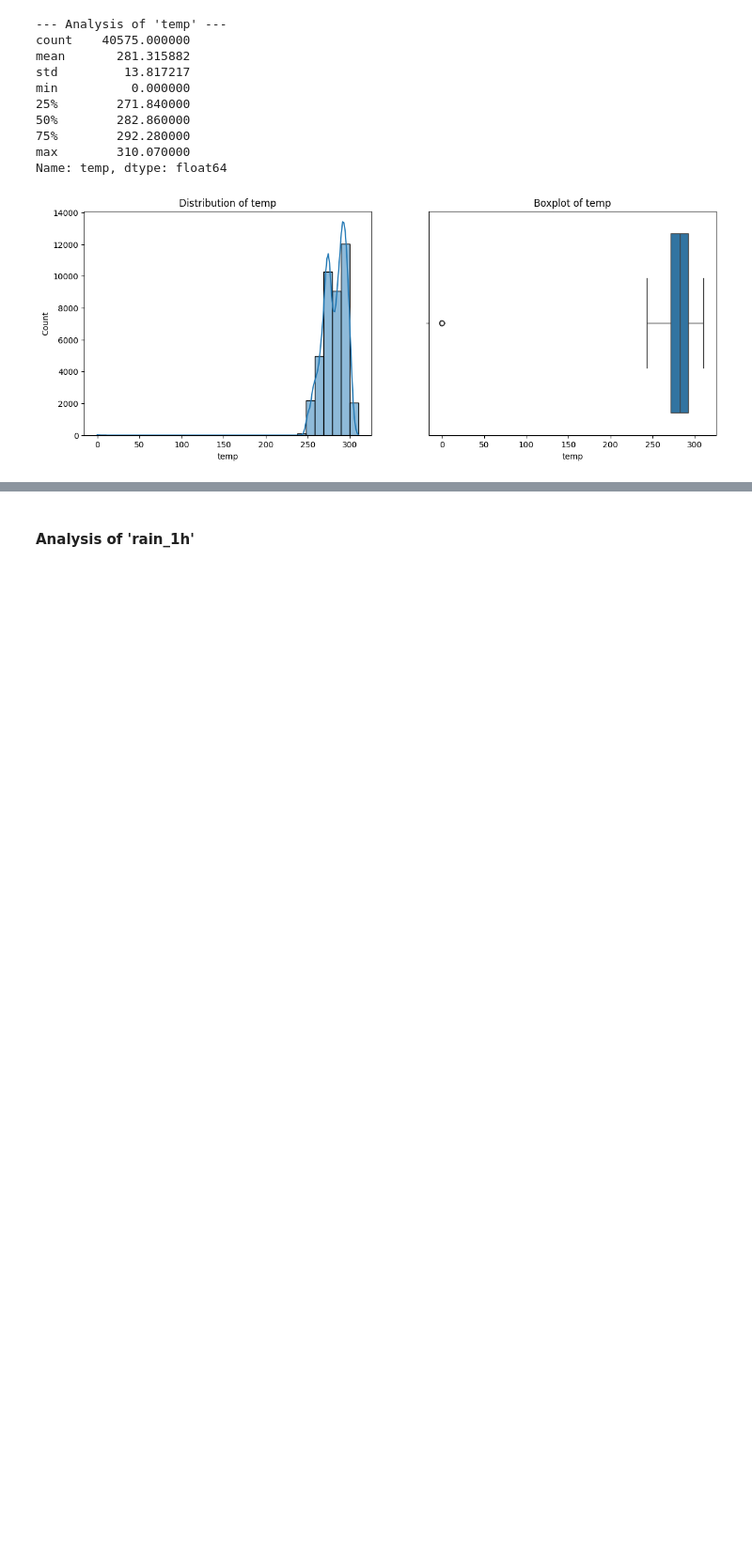
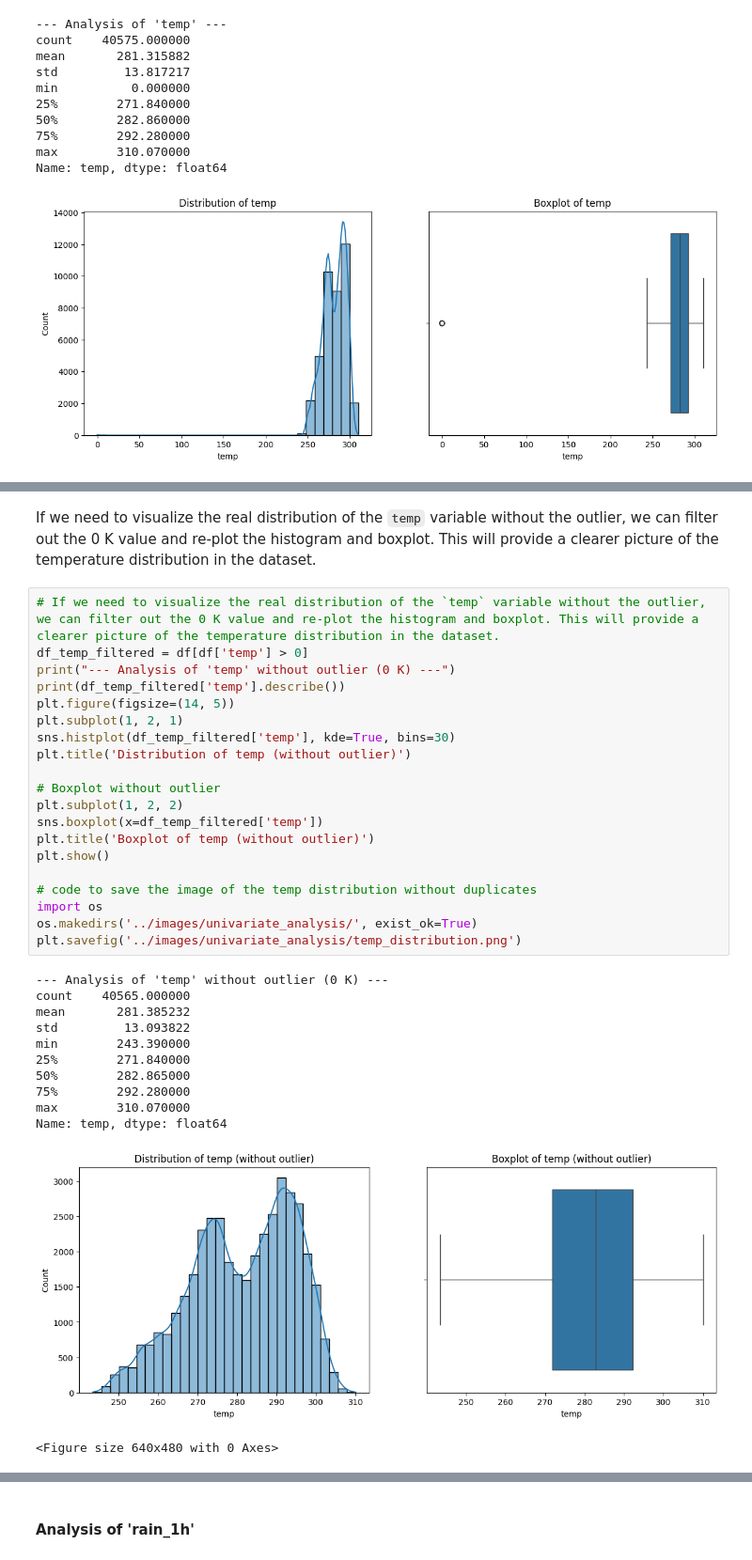
Before and after one commit to LuizCorrei4/predict-traffic-volume, a Jupyter notebook: notebooks/01-exploration.ipynb, the cells around one changed output, grey strips where cells are left out. Shown at 94% size. Saved outputs shown, nothing was run; the diff lists cells and outputs as text; blank space fills up the shorter version.

Commit message:
finished univariate analysis of numerical variables

```diff
--- a/notebooks/01-exploration.ipynb
+++ b/notebooks/01-exploration.ipynb
@@ -621,0 +647,35 @@ We can note that the distribution of 'temp' is approximately normal, with a slig
+# %% [markdown]
+If we need to visualize the real distribution of the `temp` variable without the outlier, we can filter out the 0 K value and re-plot the histogram and boxplot. This will provide a clearer picture of the temperature distribution in the dataset.
+# %%
+# If we need to visualize the real distribution of the `temp` variable without the outlier, we can filter out the 0 K value and re-plot the histogram and boxplot. This will provide a clearer picture of the temperature distribution in the dataset.
+df_temp_filtered = df[df['temp'] > 0]
+print("--- Analysis of 'temp' without outlier (0 K) ---")
+print(df_temp_filtered['temp'].describe())
+plt.figure(figsize=(14, 5))
+plt.subplot(1, 2, 1)
+sns.histplot(df_temp_filtered['temp'], kde=True, bins=30)
+plt.title('Distribution of temp (without outlier)')
+
+# Boxplot without outlier
+plt.subplot(1, 2, 2)
+sns.boxplot(x=df_temp_filtered['temp'])
+plt.title('Boxplot of temp (without outlier)')
+plt.show()
+
+# code to save the image of the temp distribution without duplicates
+import os
+os.makedirs('../images/univariate_analysis/', exist_ok=True)
+plt.savefig('../images/univariate_analysis/temp_distribution.png')
+# %% [output]
+--- Analysis of 'temp' without outlier (0 K) ---
+count    40565.000000
+mean       281.385232
+std         13.093822
+min        243.390000
+25%        271.840000
+50%        282.865000
+75%        292.280000
+max        310.070000
+Name: temp, dtype: float64
+[figure, added]
+<Figure size 640x480 with 0 Axes>
```
Also changed, not shown: parts of 14 cells of this notebook.
